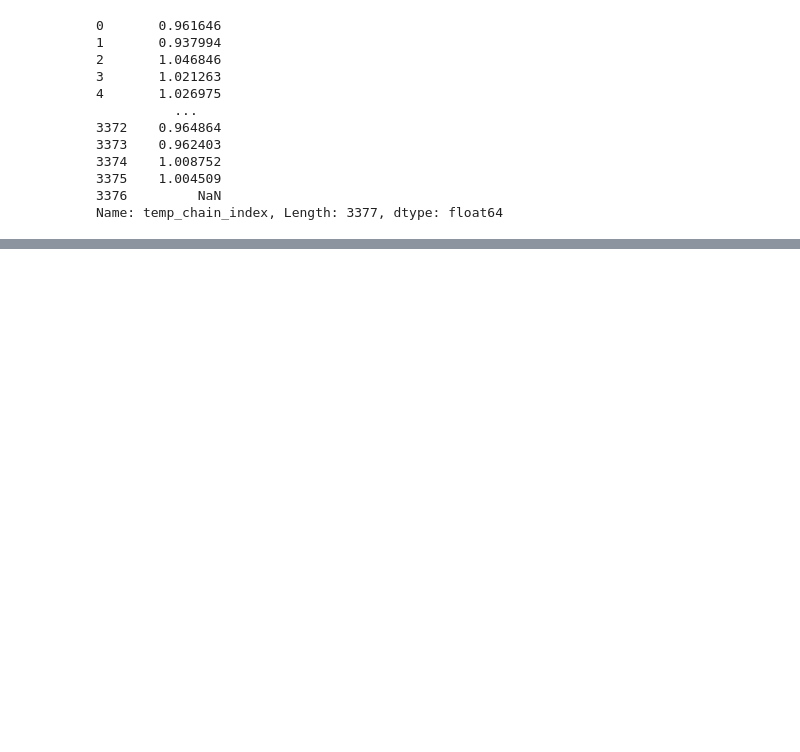
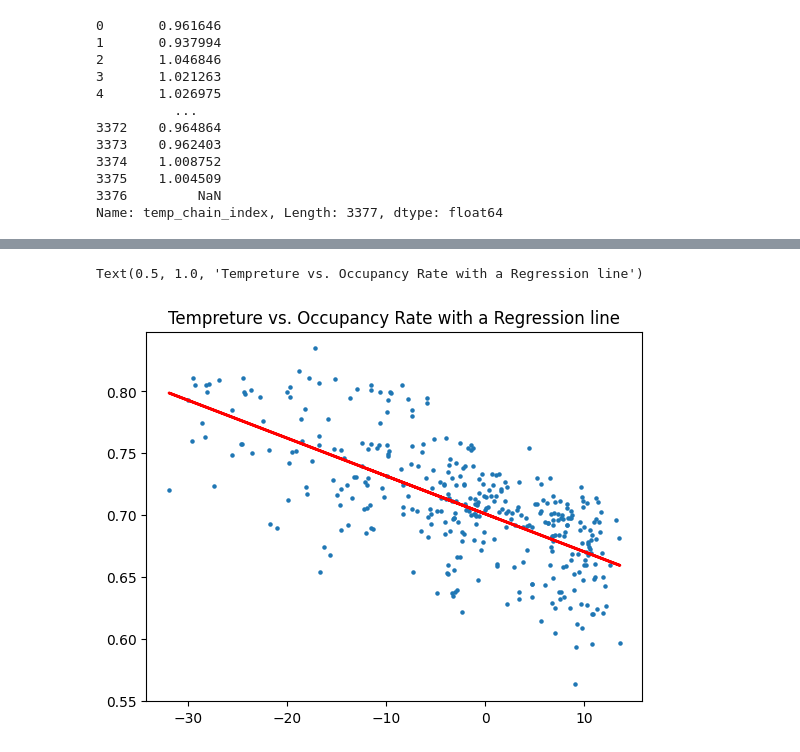
Before and after one commit to thehhe/DATA_601_project, a Jupyter notebook: weather_data_task.ipynb, the cells around one changed output, grey strips where cells are left out. Drawn from its saved outputs; the diff is of its cells as text; code cells hidden in the pictures; blank space fills up the shorter version.

```diff
--- a/weather_data_task.ipynb
+++ b/weather_data_task.ipynb
@@ -171,0 +261,29 @@ Things to do:
+# %%
+from sklearn import linear_model
+
+reg = linear_model.LinearRegression()
+reg.fit(
+    np.array(weather_occupancy_2019["Air Temp. Min. (°C)"]).reshape(-1, 1),
+    weather_occupancy_2019["occupancy_rate"]
+)
+slope = reg.coef_[0]
+intercept = reg.intercept_
+
+fig.suptitle("Temperate vs. Occupancy")
+fig, ax = plt.subplots(1)
+
+ax.plot(
+    weather_occupancy_2019["Air Temp. Min. (°C)"],
+    slope * weather_occupancy_2019["Air Temp. Min. (°C)"] + intercept,
+    linewidth=2,
+    color="red"
+)
+ax.scatter(
+    weather_occupancy_2019.loc[weather_occupancy_2019["Date"].dt.year == 2019, ["Air Temp. Min. (°C)"]],
+    weather_occupancy_2019.loc[weather_occupancy_2019["Date"].dt.year == 2019, ["occupancy_rate"]],
+    s=5
+)
+ax.set_title("Tempreture vs. Occupancy Rate with a Regression line")
+# %% [output]
+Text(0.5, 1.0, 'Tempreture vs. Occupancy Rate with a Regression line')
+[figure, added]
```
Also changed, not shown: parts of 22 cells of this notebook.
